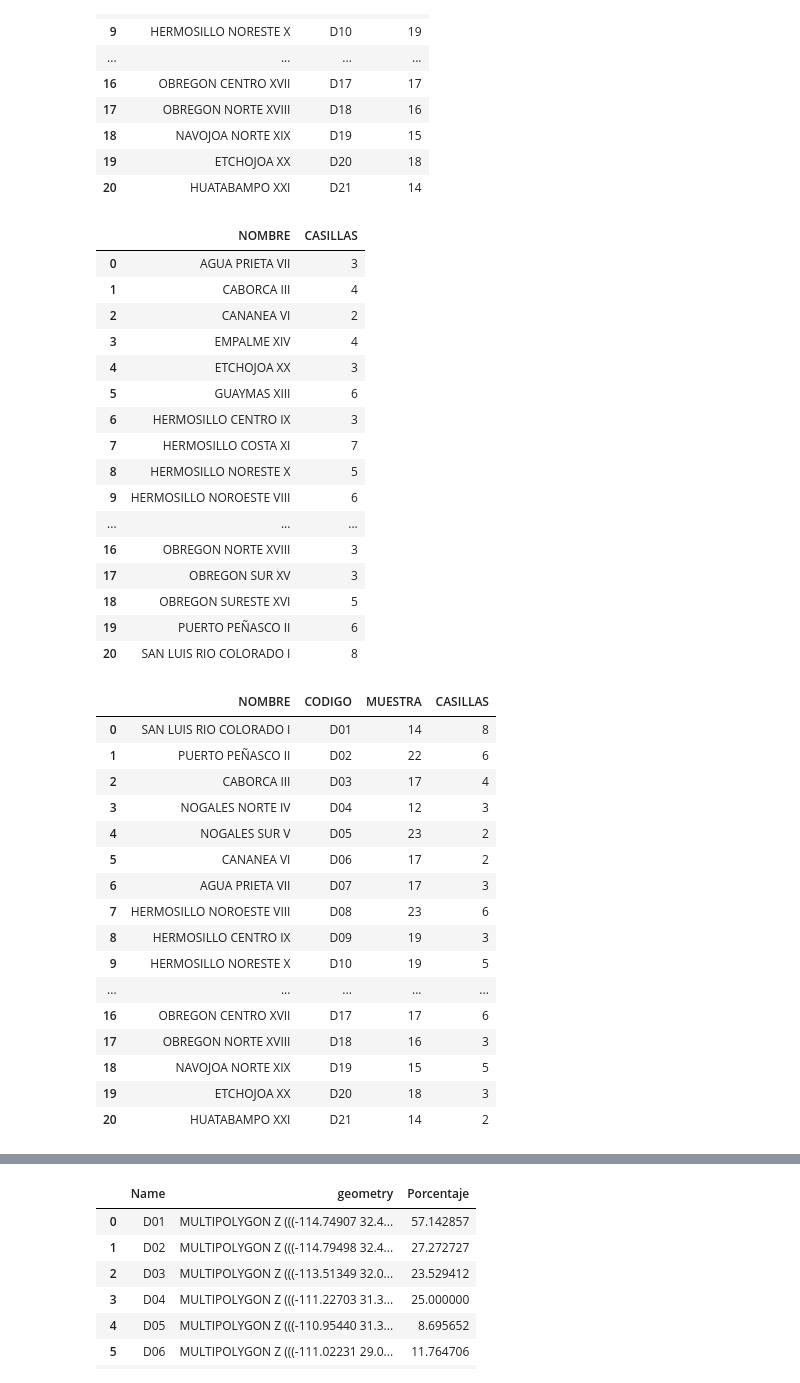
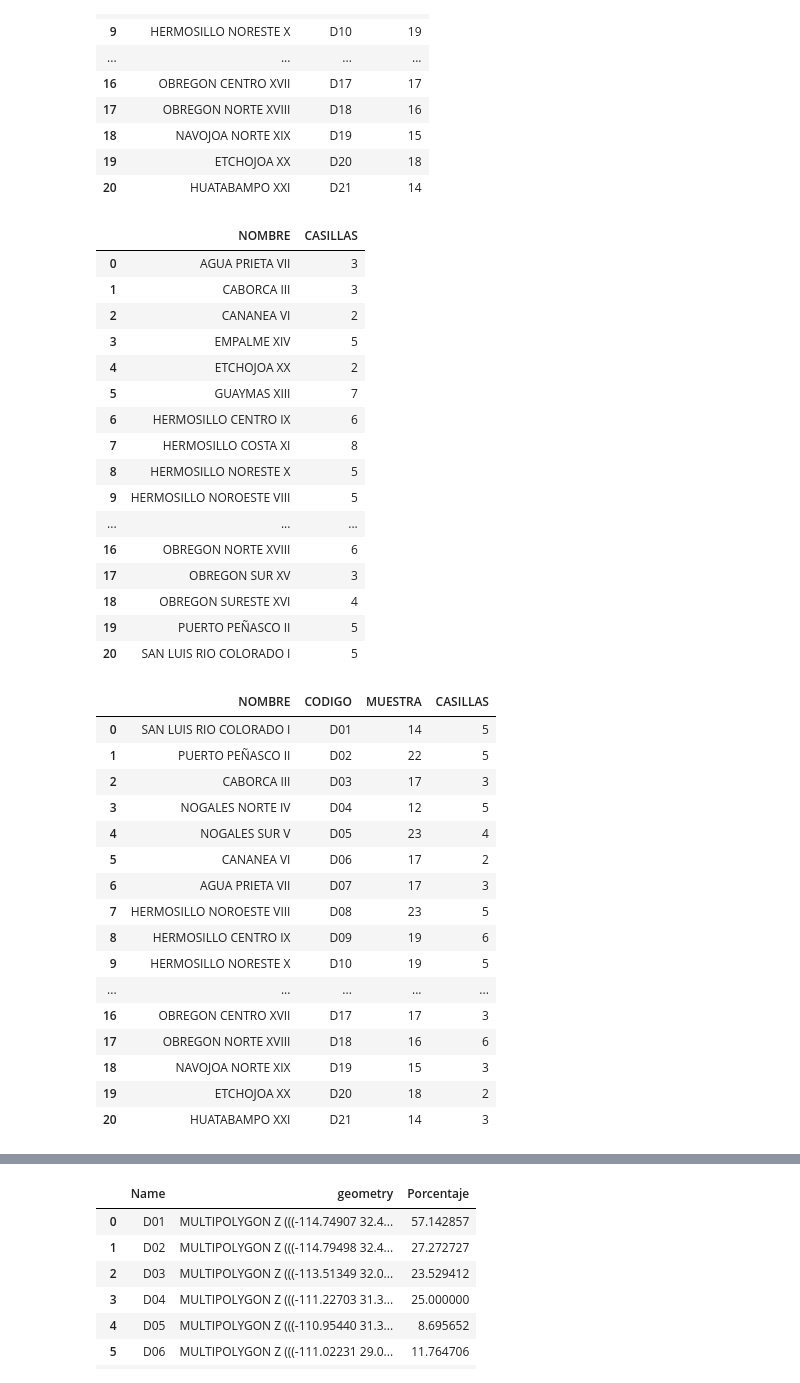
Before and after one commit to itzelvigil/desktop_estadistica, a Jupyter notebook: Dashboard Estadística/Dashboard.ipynb, the cells around one changed output, grey strips where cells are left out. Cells and saved outputs as stored; diff of their text form; code cells hidden in the pictures.

```diff
--- a/Dashboard Estadística/Dashboard.ipynb
+++ b/Dashboard Estadística/Dashboard.ipynb
@@ -166,52 +167,52 @@ dl
 | 19 | ETCHOJOA XX | D20 | 18 |
 | 20 | HUATABAMPO XXI | D21 | 14 |
 # %%
-contadas = muestra
+contadas = muestra_actual
 contadas["CASILLAS"] = 1
 contadas = contadas[["DISTRITO.LOCAL", "CASILLAS"]]
 contadas = contadas.groupby("DISTRITO.LOCAL").sum()
 contadas.reset_index(inplace=True)
 contadas.columns = ["NOMBRE","CASILLAS"]
 contadas
 # %% [output]
 |  | NOMBRE | CASILLAS |
 | 0 | AGUA PRIETA VII | 3 |
-| 1 | CABORCA III | 4 |
+| 1 | CABORCA III | 3 |
 | 2 | CANANEA VI | 2 |
-| 3 | EMPALME XIV | 4 |
-| 4 | ETCHOJOA XX | 3 |
-| 5 | GUAYMAS XIII | 6 |
-| 6 | HERMOSILLO CENTRO IX | 3 |
-| 7 | HERMOSILLO COSTA XI | 7 |
+| 3 | EMPALME XIV | 5 |
+| 4 | ETCHOJOA XX | 2 |
+| 5 | GUAYMAS XIII | 7 |
+| 6 | HERMOSILLO CENTRO IX | 6 |
+| 7 | HERMOSILLO COSTA XI | 8 |
 | 8 | HERMOSILLO NORESTE X | 5 |
-| 9 | HERMOSILLO NOROESTE VIII | 6 |
+| 9 | HERMOSILLO NOROESTE VIII | 5 |
 | ... | ... | ... |
-| 16 | OBREGON NORTE XVIII | 3 |
+| 16 | OBREGON NORTE XVIII | 6 |
 | 17 | OBREGON SUR XV | 3 |
-| 18 | OBREGON SURESTE XVI | 5 |
-| 19 | PUERTO PEÑASCO II | 6 |
-| 20 | SAN LUIS RIO COLORADO I | 8 |
+| 18 | OBREGON SURESTE XVI | 4 |
+| 19 | PUERTO PEÑASCO II | 5 |
+| 20 | SAN LUIS RIO COLORADO I | 5 |
 # %%
 dl = dl.merge(contadas, on="NOMBRE")
 dl
 # %% [output]
 |  | NOMBRE | CODIGO | MUESTRA | CASILLAS |
-| 0 | SAN LUIS RIO COLORADO I | D01 | 14 | 8 |
-| 1 | PUERTO PEÑASCO II | D02 | 22 | 6 |
-| 2 | CABORCA III | D03 | 17 | 4 |
-| 3 | NOGALES NORTE IV | D04 | 12 | 3 |
-| 4 | NOGALES SUR V | D05 | 23 | 2 |
+| 0 | SAN LUIS RIO COLORADO I | D01 | 14 | 5 |
+| 1 | PUERTO PEÑASCO II | D02 | 22 | 5 |
+| 2 | CABORCA III | D03 | 17 | 3 |
+| 3 | NOGALES NORTE IV | D04 | 12 | 5 |
+| 4 | NOGALES SUR V | D05 | 23 | 4 |
 | 5 | CANANEA VI | D06 | 17 | 2 |
 | 6 | AGUA PRIETA VII | D07 | 17 | 3 |
-| 7 | HERMOSILLO NOROESTE VIII | D08 | 23 | 6 |
-| 8 | HERMOSILLO CENTRO IX | D09 | 19 | 3 |
+| 7 | HERMOSILLO NOROESTE VIII | D08 | 23 | 5 |
+| 8 | HERMOSILLO CENTRO IX | D09 | 19 | 6 |
 | 9 | HERMOSILLO NORESTE X | D10 | 19 | 5 |
 | ... | ... | ... | ... | ... |
-| 16 | OBREGON CENTRO XVII | D17 | 17 | 6 |
-| 17 | OBREGON NORTE XVIII | D18 | 16 | 3 |
-| 18 | NAVOJOA NORTE XIX | D19 | 15 | 5 |
-| 19 | ETCHOJOA XX | D20 | 18 | 3 |
-| 20 | HUATABAMPO XXI | D21 | 14 | 2 |
+| 16 | OBREGON CENTRO XVII | D17 | 17 | 3 |
+| 17 | OBREGON NORTE XVIII | D18 | 16 | 6 |
+| 18 | NAVOJOA NORTE XIX | D19 | 15 | 3 |
+| 19 | ETCHOJOA XX | D20 | 18 | 2 |
+| 20 | HUATABAMPO XXI | D21 | 14 | 3 |
 # %%
 dl["PORCENTAJE"] = (dl["CASILLAS"]/dl["MUESTRA"])*100
 dl
```
Also changed, not shown: parts of 5 cells of this notebook.
